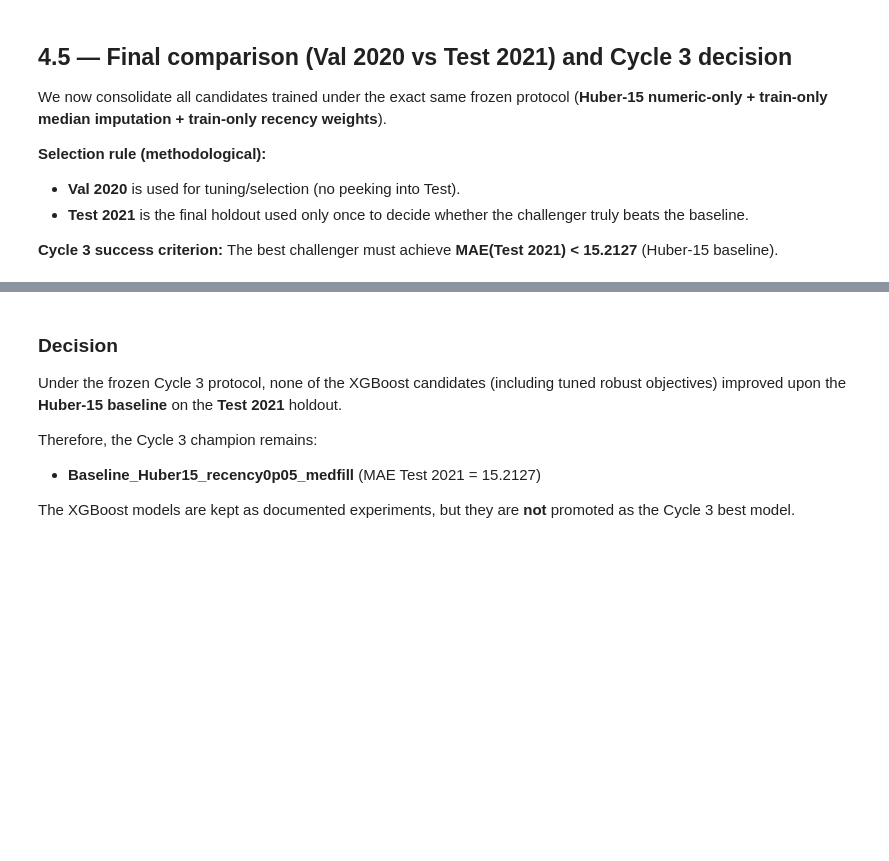
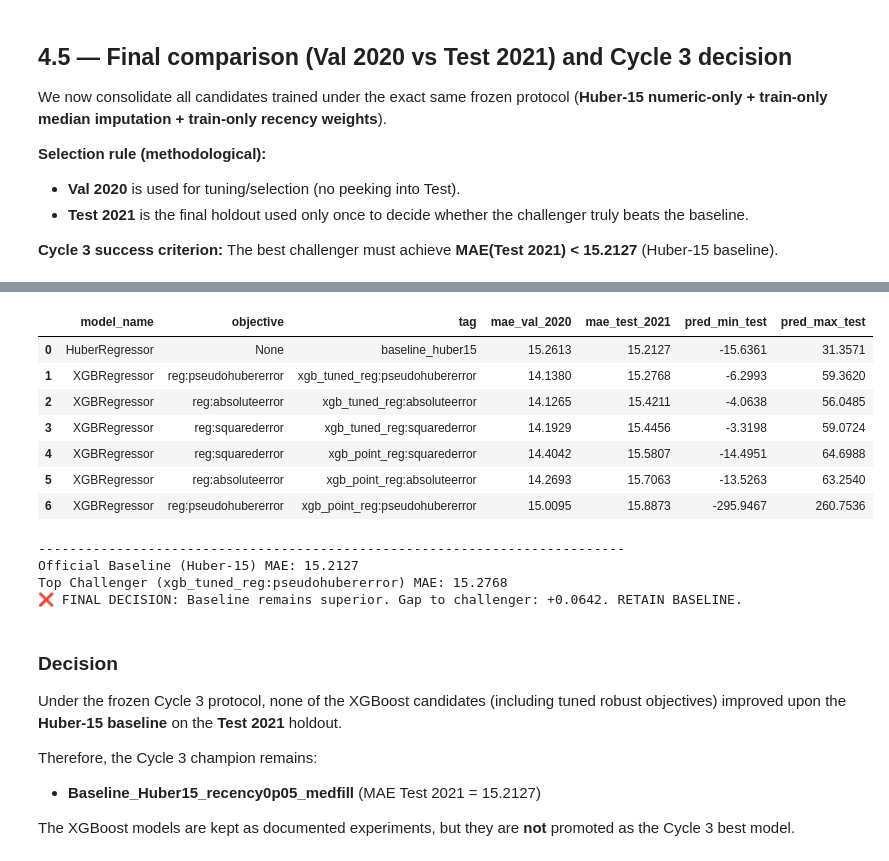
Before and after one commit to Daniel-ASG/PopForecast, a Jupyter notebook: notebooks/04_modeling_robustness.ipynb, the cells around one changed output, grey strips where cells are left out. Drawn from its saved outputs; the diff is of its cells as text; code cells hidden in the pictures; blank space fills up the shorter version.

```diff
--- a/notebooks/04_modeling_robustness.ipynb
+++ b/notebooks/04_modeling_robustness.ipynb
@@ -1983,0 +1163,57 @@ Closest candidate was: xgb_tuned_reg:pseudohubererror with MAE=15.3044 (gap=0.09
+# %%
+# 1. Initialize result collection with the frozen baseline
+benchmark_rows = []
+
+# Add the official Cycle 3 baseline anchor
+if 'res_huber' in locals():
+    huber_data = res_huber.to_dict()
+    huber_data["tag"] = "baseline_huber15"
+    benchmark_rows.append(huber_data)
+
+# 2. Integrate results from the systematic point-run suite
+if 'point_run_results' in locals():
+    benchmark_rows.extend(point_run_results)
+
+# 3. Integrate results from the hyperparameter optimization (Tuning)
+if 'tuning_champions' in locals():
+    for obj, result in tuning_champions.items():
+        tuned_data = dict(result.best_model_eval)
+        tuned_data["tag"] = f"xgb_tuned_{obj}"
+        benchmark_rows.append(tuned_data)
+
+# 4. DataFrame Construction and Ranking
+df_final_results = pd.DataFrame(benchmark_rows)
+
+# Standardized column hierarchy for executive review
+cols_hierarchy = [
+    "model_name", "objective", "tag", "mae_val_2020",
+    "mae_test_2021", "pred_min_test", "pred_max_test"
+]
+
+# Filtering available columns and sorting by the decision metric (Test 2021 MAE)
+df_final_results = df_final_results[[c for c in cols_hierarchy if c in df_final_results.columns]]
+df_final_results = df_final_results.sort_values("mae_test_2021").reset_index(drop=True)
+
+# 5. Display the Performance Leaderboard
+print(f"[{time.strftime('%H:%M:%S')}] 🏆 Cycle 3 Partial Performance Leaderboard (Ranked by Test 2021 MAE):")
+display(df_final_results)
+
+# --- Decision Protocol Implementation ---
+if "baseline_huber15" in df_final_results["tag"].values:
+    # Anchor performance level
+    base_mae = df_final_results.loc[df_final_results["tag"] == "baseline_huber15", "mae_test_2021"].iloc[0]
+
+    # Identify the best non-baseline candidate
+    best_challenger = df_final_results[df_final_results["tag"] != "baseline_huber15"].iloc[0]
+
+    print("-" * 75)
+    print(f"Official Baseline (Huber-15) MAE: {base_mae:.4f}")
+    print(f"Top Challenger ({best_challenger['tag']}) MAE: {best_challenger['mae_test_2021']:.4f}")
+
+    gap = best_challenger['mae_test_2021'] - base_mae
+
+    if gap < 0:
+        print(f"✅ FINAL DECISION: Challenger beats baseline by {abs(gap):.4f}. PROCEED TO PROMOTION.")
+    else:
+        print(f"❌ FINAL DECISION: Baseline remains superior. Gap to challenger: +{gap:.4f}. RETAIN BASELINE.")
+# %% [output]
@@ -1984,3 +1221,15 @@ Closest candidate was: xgb_tuned_reg:pseudohubererror with MAE=15.3044 (gap=0.09
+|  | model_name | objective | tag | mae_val_2020 | mae_test_2021 | pred_min_test | pred_max_test |
+| 0 | HuberRegressor | None | baseline_huber15 | 15.2613 | 15.2127 | -15.6361 | 31.3571 |
+| 1 | XGBRegressor | reg:pseudohubererror | xgb_tuned_reg:pseudohubererror | 14.1380 | 15.2768 | -6.2993 | 59.3620 |
+| 2 | XGBRegressor | reg:absoluteerror | xgb_tuned_reg:absoluteerror | 14.1265 | 15.4211 | -4.0638 | 56.0485 |
+| 3 | XGBRegressor | reg:squarederror | xgb_tuned_reg:squarederror | 14.1929 | 15.4456 | -3.3198 | 59.0724 |
+| 4 | XGBRegressor | reg:squarederror | xgb_point_reg:squarederror | 14.4042 | 15.5807 | -14.4951 | 64.6988 |
+| 5 | XGBRegressor | reg:absoluteerror | xgb_point_reg:absoluteerror | 14.2693 | 15.7063 | -13.5263 | 63.2540 |
+| 6 | XGBRegressor | reg:pseudohubererror | xgb_point_reg:pseudohubererror | 15.0095 | 15.8873 | -295.9467 | 260.7536 |
+---------------------------------------------------------------------------
+Official Baseline (Huber-15) MAE: 15.2127
+Top Challenger (xgb_tuned_reg:pseudohubererror) MAE: 15.2768
+❌ FINAL DECISION: Baseline remains superior. Gap to challenger: +0.0642. RETAIN BASELINE.
 # %% [markdown]
 ### Decision
 
```
Also changed, not shown: parts of 84 cells of this notebook.
